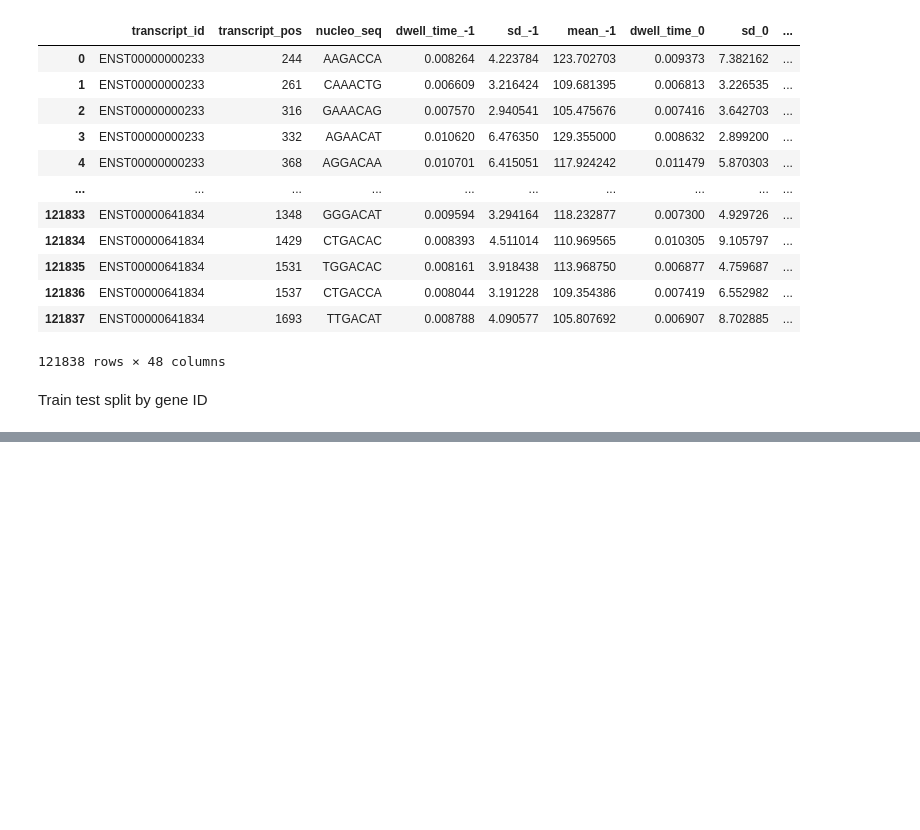
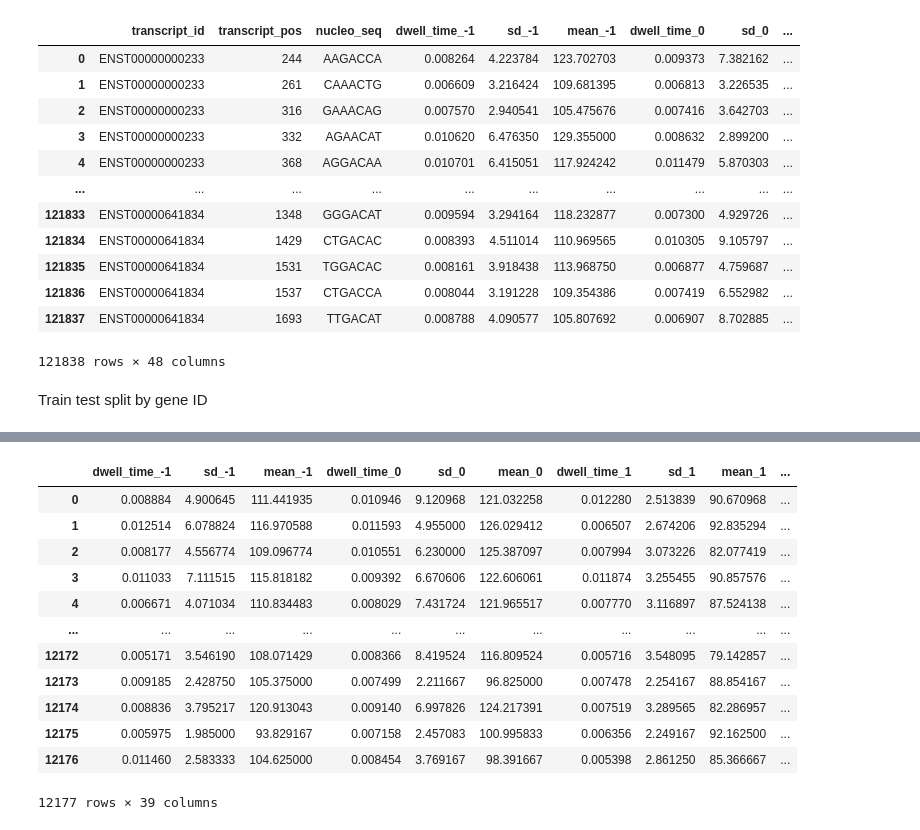
Before and after one commit to shaunpabo/dsa4266-gnome, a Jupyter notebook: intermediate_submission/data_preparation.ipynb, the cells around one changed output, grey strips where cells are left out. Drawn from its saved outputs; the diff is of its cells as text; code cells hidden in the pictures; blank space fills up the shorter version.

```diff
--- a/intermediate_submission/data_preparation.ipynb
+++ b/intermediate_submission/data_preparation.ipynb
@@ -302,0 +344,16 @@ X_val.to_csv("valset.csv")
+# %%
+X_test
+# %% [output]
+|  | dwell_time_-1 | sd_-1 | mean_-1 | dwell_time_0 | sd_0 | mean_0 | dwell_time_1 | sd_1 | mean_1 | ... |
+| 0 | 0.008884 | 4.900645 | 111.441935 | 0.010946 | 9.120968 | 121.032258 | 0.012280 | 2.513839 | 90.670968 | ... |
+| 1 | 0.012514 | 6.078824 | 116.970588 | 0.011593 | 4.955000 | 126.029412 | 0.006507 | 2.674206 | 92.835294 | ... |
+| 2 | 0.008177 | 4.556774 | 109.096774 | 0.010551 | 6.230000 | 125.387097 | 0.007994 | 3.073226 | 82.077419 | ... |
+| 3 | 0.011033 | 7.111515 | 115.818182 | 0.009392 | 6.670606 | 122.606061 | 0.011874 | 3.255455 | 90.857576 | ... |
+| 4 | 0.006671 | 4.071034 | 110.834483 | 0.008029 | 7.431724 | 121.965517 | 0.007770 | 3.116897 | 87.524138 | ... |
+| ... | ... | ... | ... | ... | ... | ... | ... | ... | ... | ... |
+| 12172 | 0.005171 | 3.546190 | 108.071429 | 0.008366 | 8.419524 | 116.809524 | 0.005716 | 3.548095 | 79.142857 | ... |
+| 12173 | 0.009185 | 2.428750 | 105.375000 | 0.007499 | 2.211667 | 96.825000 | 0.007478 | 2.254167 | 88.854167 | ... |
+| 12174 | 0.008836 | 3.795217 | 120.913043 | 0.009140 | 6.997826 | 124.217391 | 0.007519 | 3.289565 | 82.286957 | ... |
+| 12175 | 0.005975 | 1.985000 | 93.829167 | 0.007158 | 2.457083 | 100.995833 | 0.006356 | 2.249167 | 92.162500 | ... |
+| 12176 | 0.011460 | 2.583333 | 104.625000 | 0.008454 | 3.769167 | 98.391667 | 0.005398 | 2.861250 | 85.366667 | ... |
+12177 rows × 39 columns
```
Also changed, not shown: parts of 12 cells of this notebook, 7 other files.
